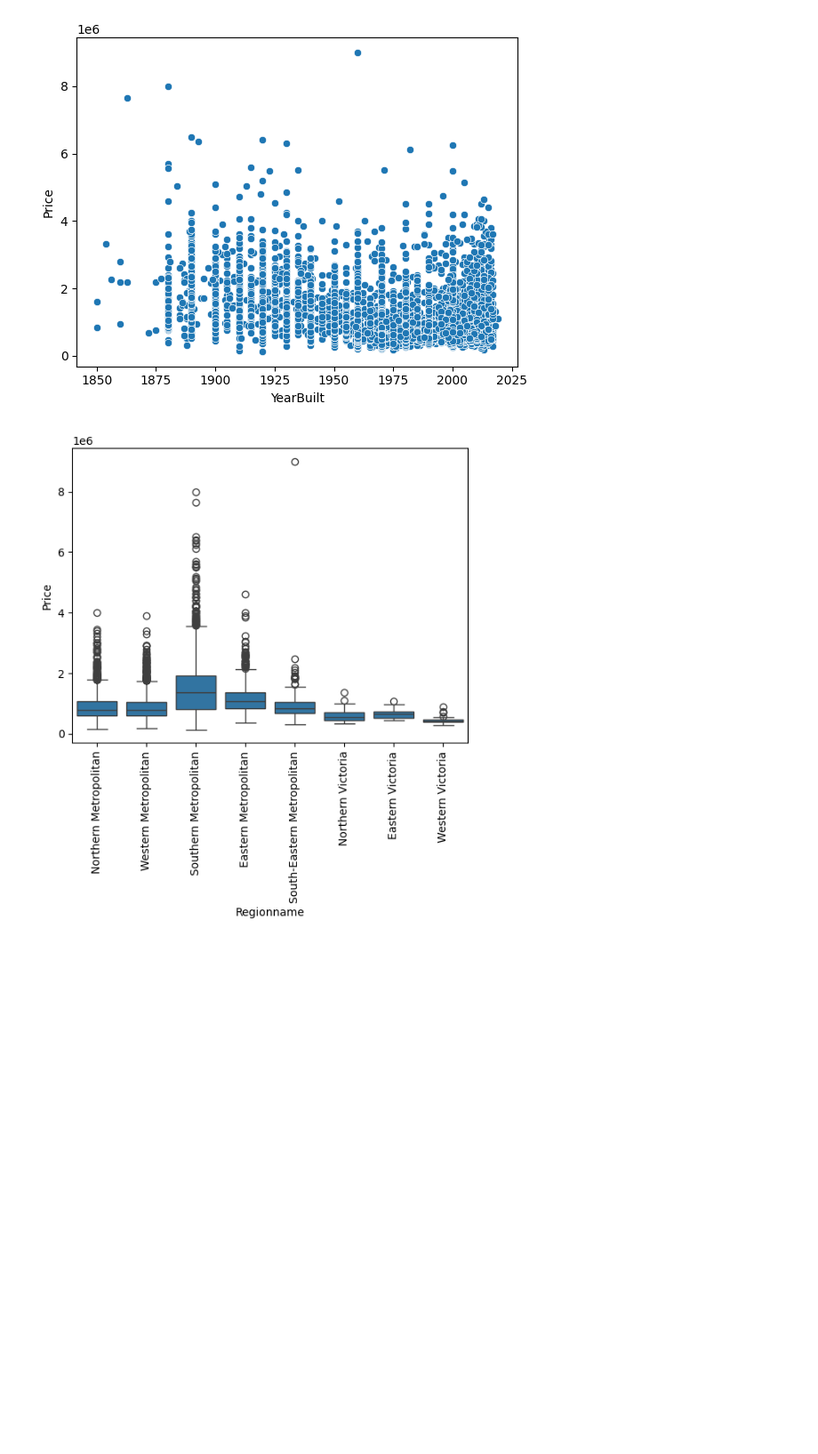
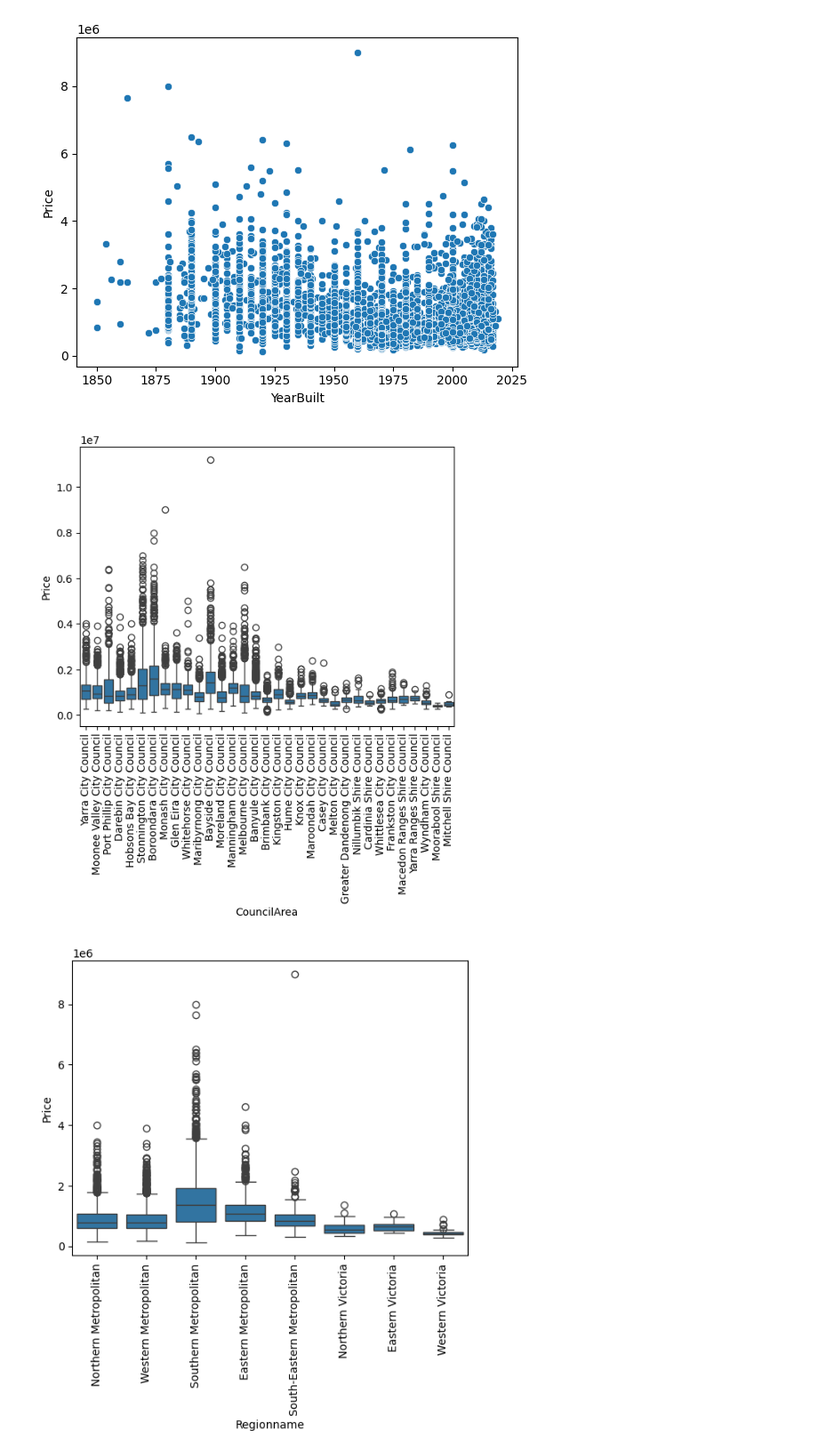
Before and after one commit to sashanktalakola/INFO-H515, a Jupyter notebook: notebooks/visualization.ipynb, the cells around one changed output. Shown at 89% size. Drawn from its saved outputs; the diff is of its cells as text; code cells hidden in the pictures; blank space fills up the shorter version.

```diff
--- a/notebooks/visualization.ipynb
+++ b/notebooks/visualization.ipynb
@@ -68,6 +68,13 @@ sns.scatterplot(x="YearBuilt", y="Price", data=df[df.YearBuilt > 1400])
 plt.show()
 # %% [output]
 [figure]
+# %%
+sns.boxplot(x="CouncilArea", y="Price", data=df)
+
+plt.xticks(rotation=90)
+plt.show()
+# %% [output]
+[figure, added]
 # %%
 sns.boxplot(x="Regionname", y="Price", data=df)
 
```
Also changed, not shown: 6 other files.
